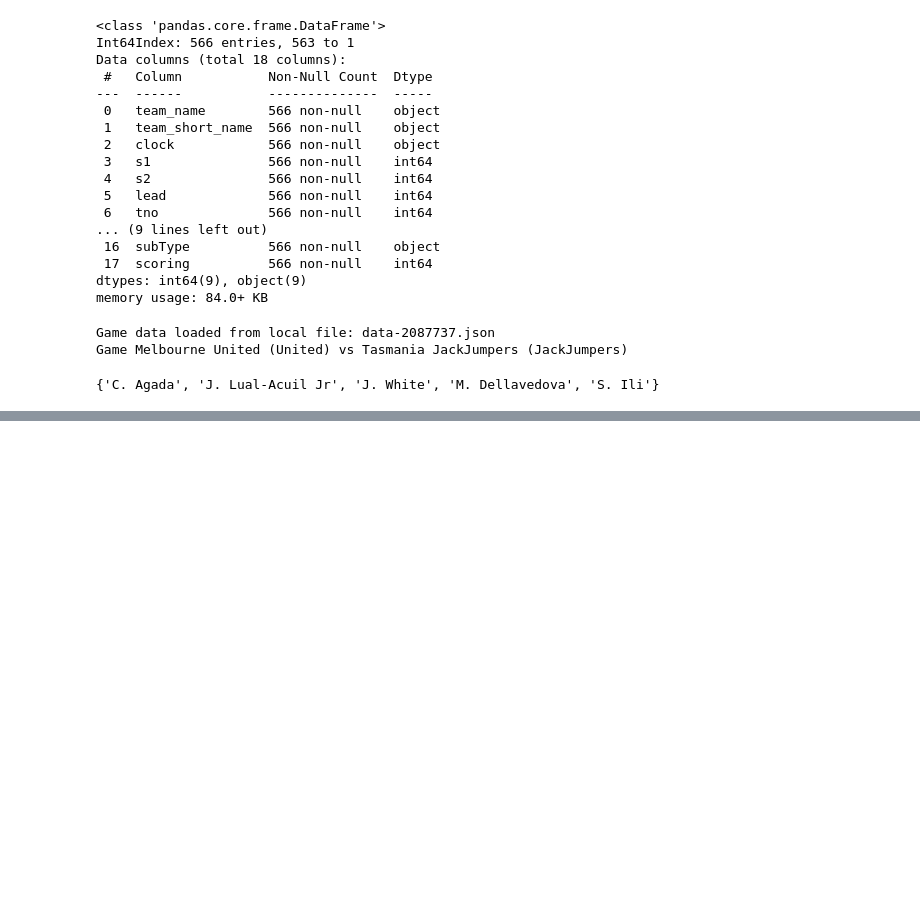
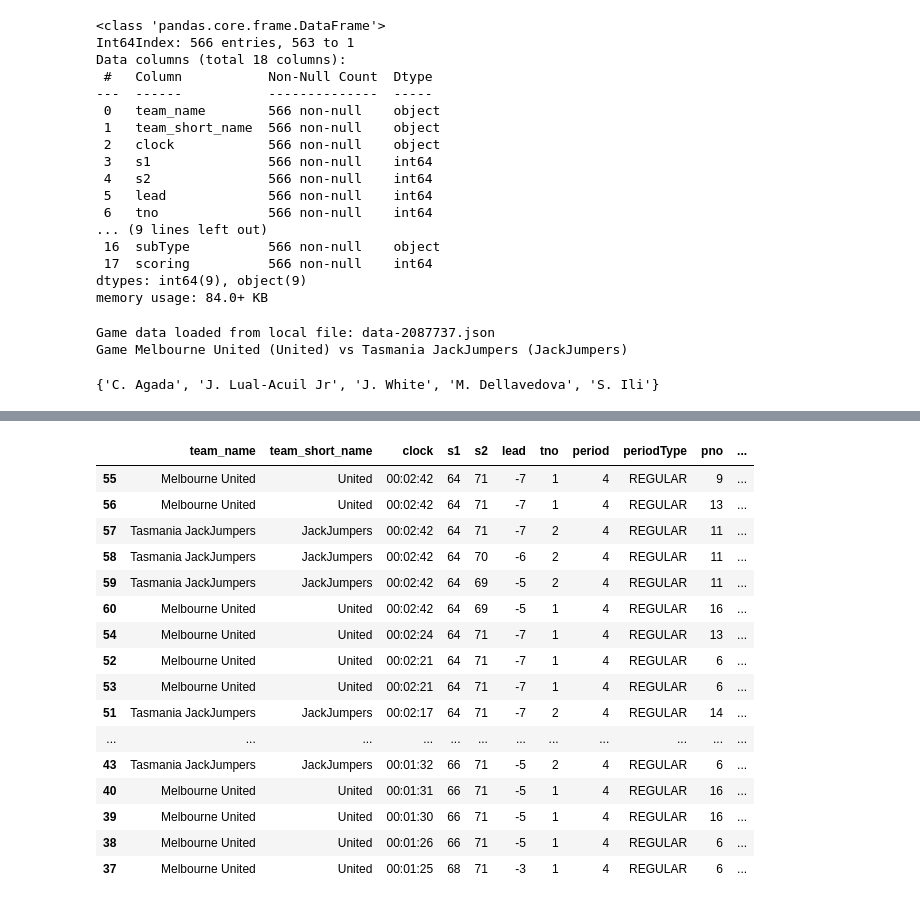
Before and after one commit to ssardina/pynbl, a Jupyter notebook: bball_stas.ipynb, the cells around one changed output, grey strips where cells are left out. Cells and saved outputs as stored; diff of their text form; code cells hidden in the pictures; blank space fills up the shorter version.

```diff
--- a/bball_stas.ipynb
+++ b/bball_stas.ipynb
@@ -435,0 +158,24 @@ NameError: name 'tools' is not defined
+# %%
+# Let's do some stats with the starting team
+team = frozenset(starters_1)
+
+pbp_stints_df = tools.get_pbp_ranges_df(pbp_df, stints[team])
+pbp_stints_df.loc[pbp_stints_df['period'] == 4]
+# %% [output]
+|  | team_name | team_short_name | clock | s1 | s2 | lead | tno | period | periodType | pno | ... |
+| 55 | Melbourne United | United | 00:02:42 | 64 | 71 | -7 | 1 | 4 | REGULAR | 9 | ... |
+| 56 | Melbourne United | United | 00:02:42 | 64 | 71 | -7 | 1 | 4 | REGULAR | 13 | ... |
+| 57 | Tasmania JackJumpers | JackJumpers | 00:02:42 | 64 | 71 | -7 | 2 | 4 | REGULAR | 11 | ... |
+| 58 | Tasmania JackJumpers | JackJumpers | 00:02:42 | 64 | 70 | -6 | 2 | 4 | REGULAR | 11 | ... |
+| 59 | Tasmania JackJumpers | JackJumpers | 00:02:42 | 64 | 69 | -5 | 2 | 4 | REGULAR | 11 | ... |
+| 60 | Melbourne United | United | 00:02:42 | 64 | 69 | -5 | 1 | 4 | REGULAR | 16 | ... |
+| 54 | Melbourne United | United | 00:02:24 | 64 | 71 | -7 | 1 | 4 | REGULAR | 13 | ... |
+| 52 | Melbourne United | United | 00:02:21 | 64 | 71 | -7 | 1 | 4 | REGULAR | 6 | ... |
+| 53 | Melbourne United | United | 00:02:21 | 64 | 71 | -7 | 1 | 4 | REGULAR | 6 | ... |
+| 51 | Tasmania JackJumpers | JackJumpers | 00:02:17 | 64 | 71 | -7 | 2 | 4 | REGULAR | 14 | ... |
+| ... | ... | ... | ... | ... | ... | ... | ... | ... | ... | ... | ... |
+| 43 | Tasmania JackJumpers | JackJumpers | 00:01:32 | 66 | 71 | -5 | 2 | 4 | REGULAR | 6 | ... |
+| 40 | Melbourne United | United | 00:01:31 | 66 | 71 | -5 | 1 | 4 | REGULAR | 16 | ... |
+| 39 | Melbourne United | United | 00:01:30 | 66 | 71 | -5 | 1 | 4 | REGULAR | 16 | ... |
+| 38 | Melbourne United | United | 00:01:26 | 66 | 71 | -5 | 1 | 4 | REGULAR | 6 | ... |
+| 37 | Melbourne United | United | 00:01:25 | 68 | 71 | -3 | 1 | 4 | REGULAR | 6 | ... |
```
Also changed, not shown: parts of 6 cells of this notebook, 3 other files.
